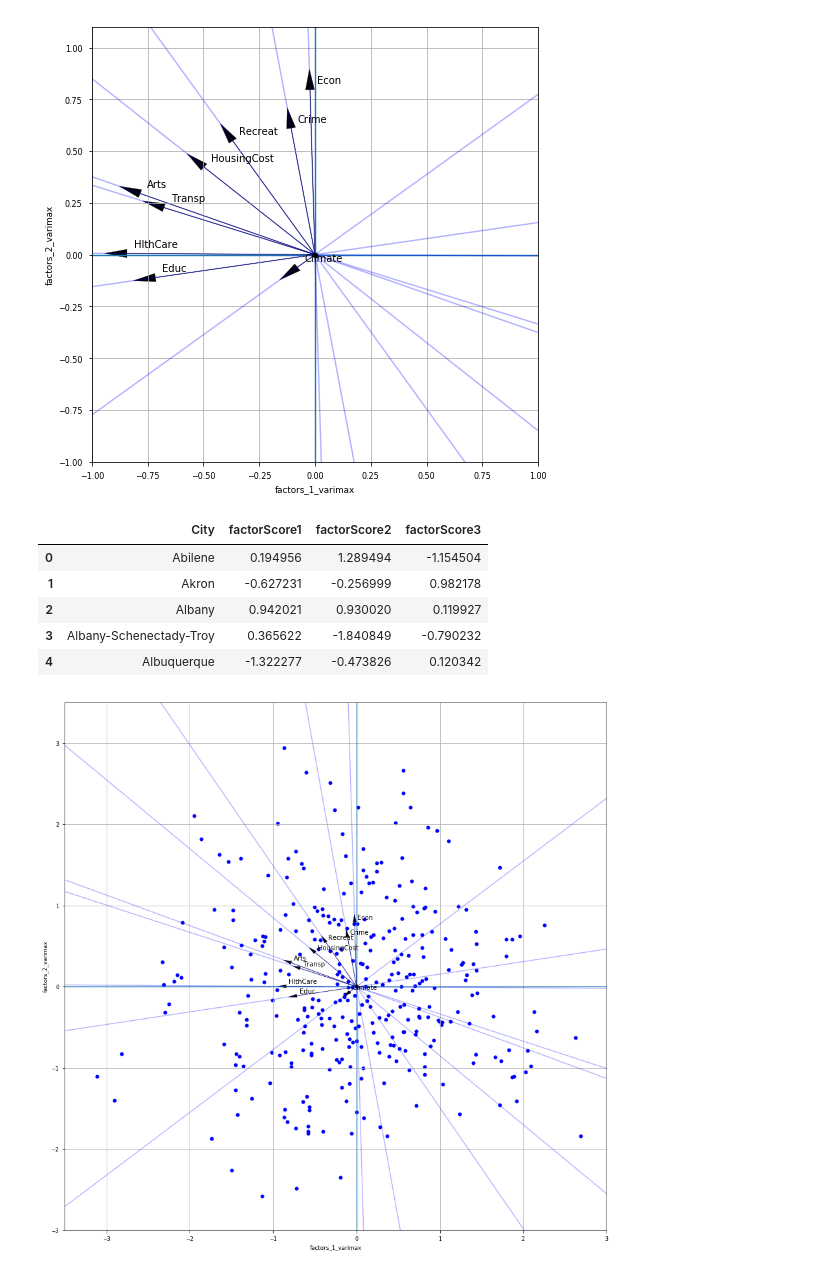
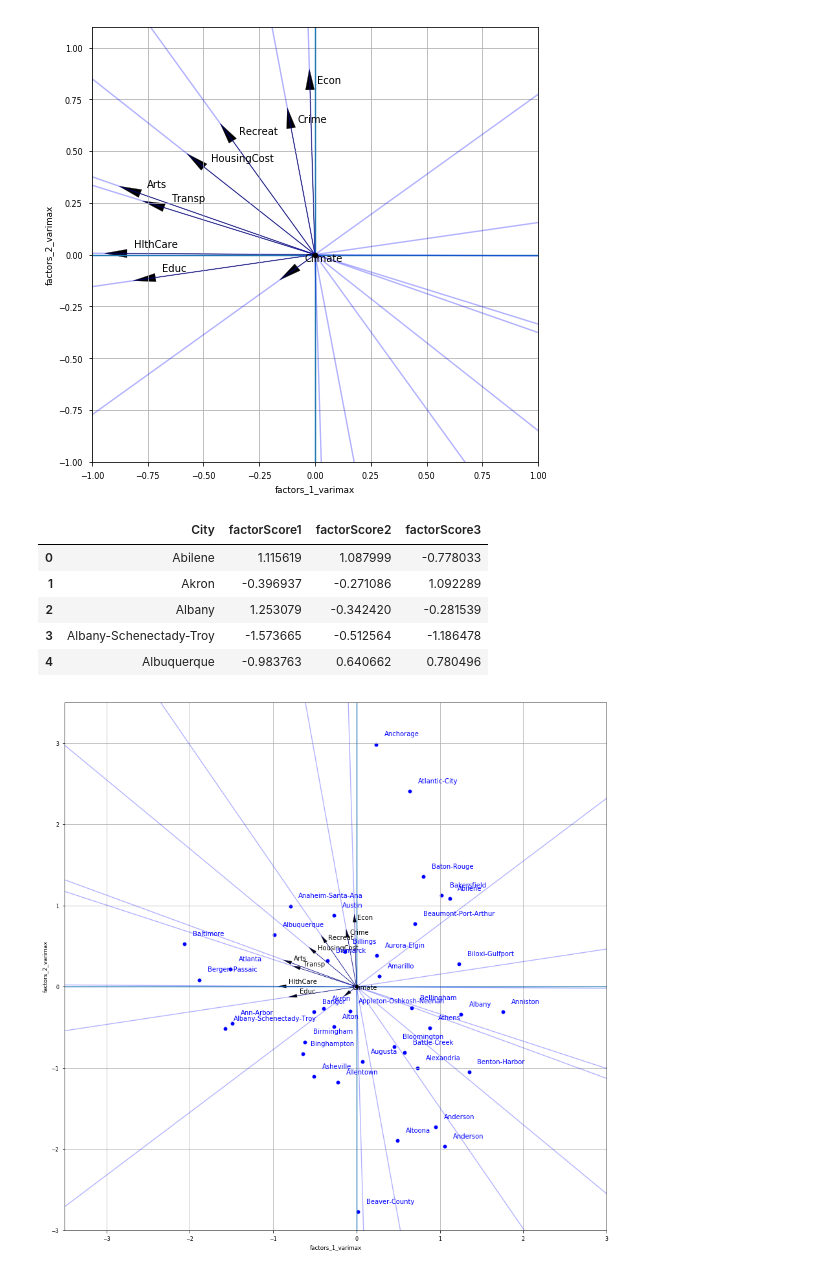
Before and after one commit to ErickEduardoAH/AnalisisMultivariado, a Jupyter notebook: 3.2 - Interdependence Spectral Analysis - factor analysis.ipynb, the cells around one changed output. Cells and saved outputs as stored; diff of their text form; code cells hidden in the pictures.

Commit message:
agrego labeled scatter plot

```diff
--- a/3.2 - Interdependence Spectral Analysis - factor analysis.ipynb
+++ b/3.2 - Interdependence Spectral Analysis - factor analysis.ipynb
@@ -277,22 +277,22 @@ LL_T_inv = eigenVectors[:,:k].transpose()
 weightMatrix = np.dot(sqrtLambdaInv,LL_T_inv).transpose()
 
 factorScoresDF = sdPlatecRated.rdd.map(lambda r:((r[0]),)+\
-                 tuple([float(f) for f in rotateVector(factorScores(r[1:p+1],weightMatrix),rotationMatrix) ]))\
+                 tuple([float(f) for f in np.dot(np.dot(r[1:p+1],weightMatrix),rotationMatrix)]))\
                  .toDF(idCol+['factorScore'+str(i) for i in range(1,k+1)])
 factorScoresDF.limit(5).toPandas()
 # %% [output]
 |  | City | factorScore1 | factorScore2 | factorScore3 |
-| 0 | Abilene | 0.194956 | 1.289494 | -1.154504 |
-| 1 | Akron | -0.627231 | -0.256999 | 0.982178 |
-| 2 | Albany | 0.942021 | 0.930020 | 0.119927 |
-| 3 | Albany-Schenectady-Troy | 0.365622 | -1.840849 | -0.790232 |
-| 4 | Albuquerque | -1.322277 | -0.473826 | 0.120342 |
+| 0 | Abilene | 1.115619 | 1.087999 | -0.778033 |
+| 1 | Akron | -0.396937 | -0.271086 | 1.092289 |
+| 2 | Albany | 1.253079 | -0.342420 | -0.281539 |
+| 3 | Albany-Schenectady-Troy | -1.573665 | -0.512564 | -1.186478 |
+| 4 | Albuquerque | -0.983763 | 0.640662 | 0.780496 |
 # %%
 plt.figure(figsize=(15,15))
 plt.axis([-3.5,3,-3,3.5])
 factors = ['factors_1_loadings','factors_2_loadings']
 plotProjectedBase(plt,varimaxFactors,varimaxFactorsLoadingsPD,features)
-scatterPlot(plt,factorScoresDF,'factorScore1','factorScore2','Blue')
+plt = scatterPlot(plt,factorScoresDF.limit(40),'factorScore1','factorScore2','Blue',labels='City')
 plt.show()
 # %% [output]
-[figure, old version]
+[figure, new version]
```
